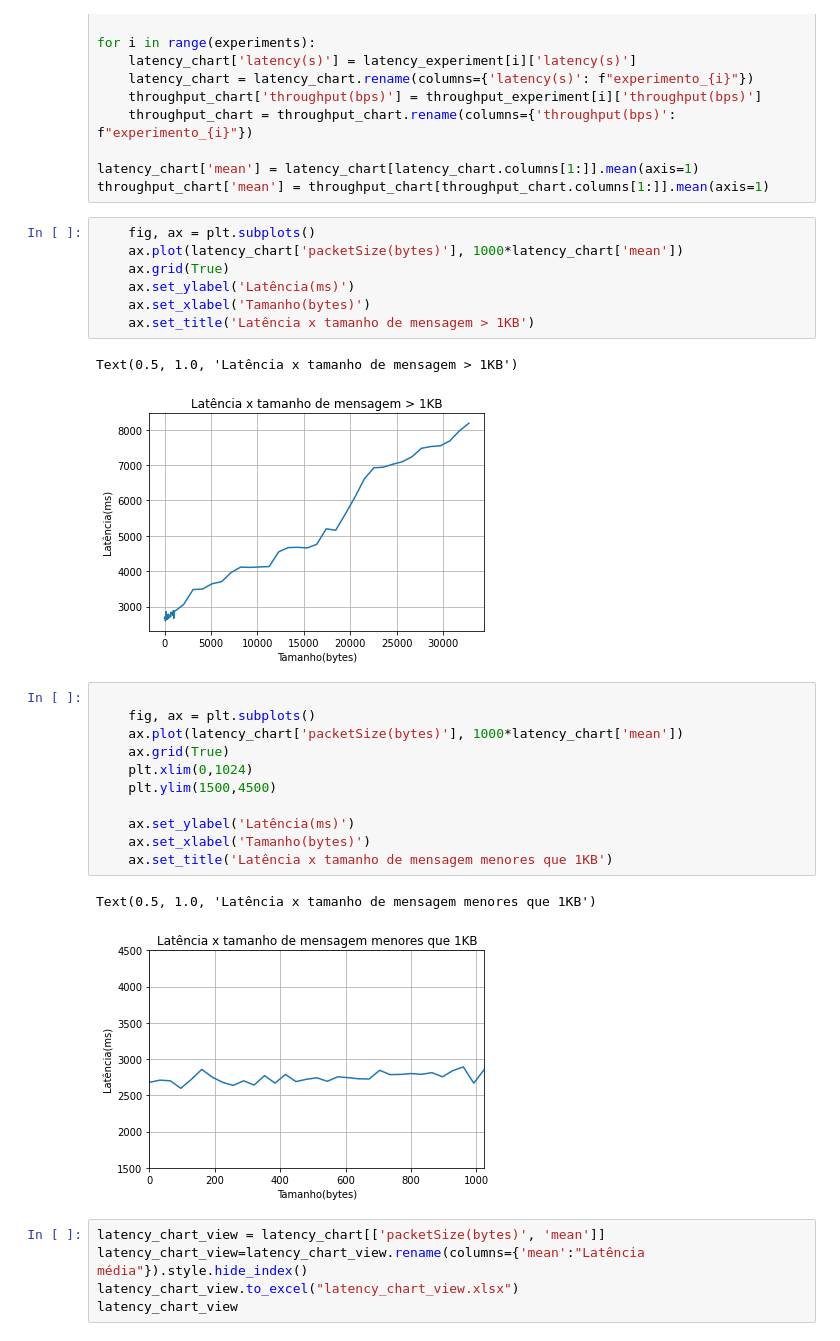
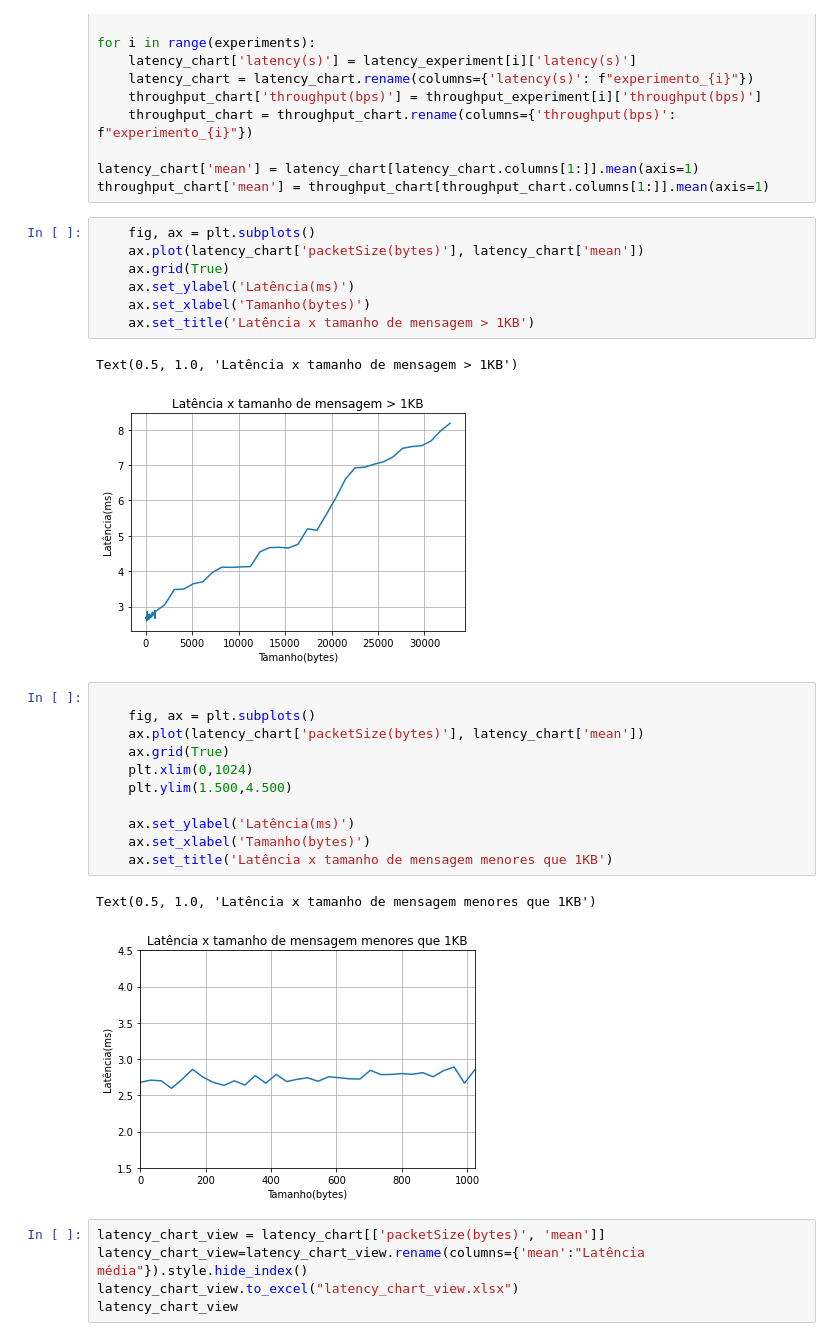
Before and after one commit to vic-torr/networks, a Jupyter notebook: tp2/data_analysis.ipynb, the cells around one changed output. Cells and saved outputs as stored; diff of their text form.

```diff
--- a/tp2/data_analysis.ipynb
+++ b/tp2/data_analysis.ipynb
@@ -37,28 +37,28 @@ latency_chart['mean'] = latency_chart[latency_chart.columns[1:]].mean(axis=1)
 throughput_chart['mean'] = throughput_chart[throughput_chart.columns[1:]].mean(axis=1)
 # %%
     fig, ax = plt.subplots()
-    ax.plot(latency_chart['packetSize(bytes)'], 1000*latency_chart['mean'])
+    ax.plot(latency_chart['packetSize(bytes)'], latency_chart['mean'])
     ax.grid(True)
     ax.set_ylabel('Latência(ms)')
     ax.set_xlabel('Tamanho(bytes)')
     ax.set_title('Latência x tamanho de mensagem > 1KB')
 # %% [output]
 Text(0.5, 1.0, 'Latência x tamanho de mensagem > 1KB')
-[figure, old version]
+[figure, new version]
 # %%
 
     fig, ax = plt.subplots()
-    ax.plot(latency_chart['packetSize(bytes)'], 1000*latency_chart['mean'])
+    ax.plot(latency_chart['packetSize(bytes)'], latency_chart['mean'])
     ax.grid(True)
     plt.xlim(0,1024)
-    plt.ylim(1500,4500)
+    plt.ylim(1.500,4.500)
 
     ax.set_ylabel('Latência(ms)')
     ax.set_xlabel('Tamanho(bytes)')
     ax.set_title('Latência x tamanho de mensagem menores que 1KB')
 # %% [output]
 Text(0.5, 1.0, 'Latência x tamanho de mensagem menores que 1KB')
-[figure, old version]
+[figure, new version]
 # %%
 latency_chart_view = latency_chart[['packetSize(bytes)', 'mean']]
 latency_chart_view=latency_chart_view.rename(columns={'mean':"Latência média"}).style.hide_index()
```
Also changed, not shown: 4 other files.
